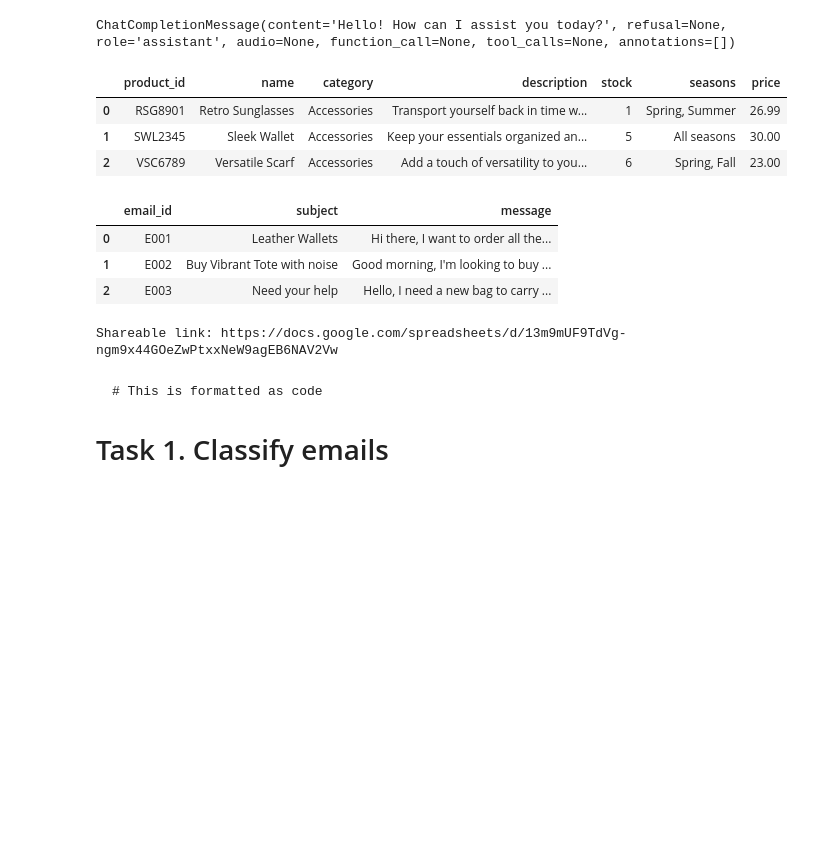
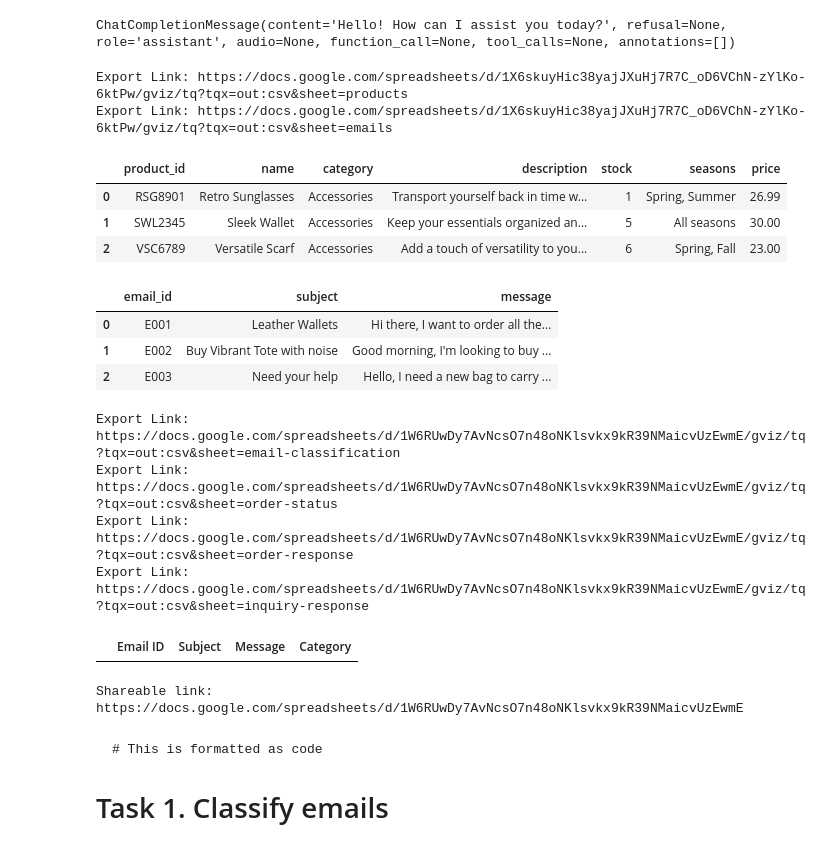
Before and after one commit to himanshu2s/EmployeeRegistration, a Jupyter notebook: Solve_Business_Problems_with_AI.ipynb, the cells around one changed output. Cells and saved outputs as stored; diff of their text form; code cells hidden in the pictures; blank space fills up the shorter version.

```diff
--- a/Solve_Business_Problems_with_AI.ipynb
+++ b/Solve_Business_Problems_with_AI.ipynb
@@ -110,9 +110,11 @@ from IPython.display import display
 
 def read_data_frame(document_id, sheet_name):
     export_link = f"https://docs.google.com/spreadsheets/d/{document_id}/gviz/tq?tqx=out:csv&sheet={sheet_name}"
+    print(f"Export Link: {export_link}")
     return  pd.read_csv(export_link)
 
-document_id = '14fKHsblfqZfWj3iAaM2oA51TlYfQlFT4WKo52fVaQ9U'
+# document_id = '14fKHsblfqZfWj3iAaM2oA51TlYfQlFT4WKo52fVaQ9U'
+document_id = '1X6skuyHic38yajJXuHj7R7C_oD6VChN-zYlKo-6ktPw'
 products_df = read_data_frame(document_id, 'products')
 emails_df = read_data_frame(document_id, 'emails')
 
@@ -120,6 +122,8 @@ emails_df = read_data_frame(document_id, 'emails')
 display(products_df.head(3))
 display(emails_df.head(3))
 # %% [output]
+Export Link: https://docs.google.com/spreadsheets/d/1X6skuyHic38yajJXuHj7R7C_oD6VChN-zYlKo-6ktPw/gviz/tq?tqx=out:csv&sheet=products
+Export Link: https://docs.google.com/spreadsheets/d/1X6skuyHic38yajJXuHj7R7C_oD6VChN-zYlKo-6ktPw/gviz/tq?tqx=out:csv&sheet=emails
 |  | product_id | name | category | description | stock | seasons | price |
 | 0 | RSG8901 | Retro Sunglasses | Accessories | Transport yourself back in time w... | 1 | Spring, Summer | 26.99 |
 | 1 | SWL2345 | Sleek Wallet | Accessories | Keep your essentials organized an... | 5 | All seasons | 30.00 |
@@ -129,54 +133,47 @@ display(emails_df.head(3))
 | 1 | E002 | Buy Vibrant Tote with noise | Good morning, I'm looking to buy ... |
 | 2 | E003 | Need your help | Hello, I need a new bag to carry ... |
 # %%
-# Code example of generating output document
-
 # Creates a new shared Google Worksheet every invocation with the proper structure
-# Note: This code should be executed from the google colab once you are ready, it will not work locally
 from google.colab import auth
 import gspread
 from google.auth import default
 from gspread_dataframe import set_with_dataframe
-
-# IMPORTANT: You need to authenticate the user to be able to create new worksheet
-# Insert the authentication snippet from the official documentation to create a google client:
-# https://colab.research.google.com/notebooks/io.ipynb#scrollTo=qzi9VsEqzI-o
 
 auth.authenticate_user()
 creds, _ = default()
 gc = gspread.authorize(creds)
 
 # This code goes after creating google client
 output_document = gc.create('Solving Business Problems with AI - Output')
 
 # Create 'email-classification' sheet
 email_classification_sheet = output_document.add_worksheet(title="email-classification", rows=50, cols=2)
-email_classification_sheet.update([['email ID', 'category']], 'A1:B1')
-
-# Example of writing the data into the sheet
-# Assuming you have your classification in the email_classification_df DataFrame
-# set_with_dataframe(email_classification_sheet, email_classification_df)
-# Or directly update cells: https://docs.gspread.org/en/latest/user-guide.html#updating-cells
+email_classification_sheet.update([['Email ID', 'Subject', 'Message', 'Category']], 'A1:D1')
 
 # Create 'order-status' sheet
 order_status_sheet = output_document.add_worksheet(title="order-status", rows=50, cols=4)
-order_status_sheet.update([['email ID', 'product ID', 'quantity', 'status']], 'A1:D1')
+order_status_sheet.update([['Email ID', 'Product ID', 'Quantity', 'Status']], 'A1:D1')
 
 # Create 'order-response' sheet
 order_response_sheet = output_document.add_worksheet(title="order-response", rows=50, cols=2)
-order_response_sheet.update([['email ID', 'response']], 'A1:B1')
+order_response_sheet.update([['Email ID', 'Response']], 'A1:B1')
 
 # Create 'inquiry-response' sheet
 inquiry_response_sheet = output_document.add_worksheet(title="inquiry-response", rows=50, cols=2)
-inquiry_response_sheet.update([['email ID', 'response']], 'A1:B1')
+inquiry_response_sheet.update([['Email ID', 'Response']], 'A1:B1')
 
 # Share the spreadsheet publicly
 output_document.share('', perm_type='anyone', role='reader')
 
 # This is the solution output link, paste it into the submission form
 print(f"Shareable link: https://docs.google.com/spreadsheets/d/{output_document.id}")
 # %% [output]
-Shareable link: https://docs.google.com/spreadsheets/d/13m9mUF9TdVg-ngm9x44GOeZwPtxxNeW9agEB6NAV2Vw
+Export Link: https://docs.google.com/spreadsheets/d/1W6RUwDy7AvNcsO7n48oNKlsvkx9kR39NMaicvUzEwmE/gviz/tq?tqx=out:csv&sheet=email-classification
+Export Link: https://docs.google.com/spreadsheets/d/1W6RUwDy7AvNcsO7n48oNKlsvkx9kR39NMaicvUzEwmE/gviz/tq?tqx=out:csv&sheet=order-status
+Export Link: https://docs.google.com/spreadsheets/d/1W6RUwDy7AvNcsO7n48oNKlsvkx9kR39NMaicvUzEwmE/gviz/tq?tqx=out:csv&sheet=order-response
+Export Link: https://docs.google.com/spreadsheets/d/1W6RUwDy7AvNcsO7n48oNKlsvkx9kR39NMaicvUzEwmE/gviz/tq?tqx=out:csv&sheet=inquiry-response
+|  | Email ID | Subject | Message | Category |
+Shareable link: https://docs.google.com/spreadsheets/d/1W6RUwDy7AvNcsO7n48oNKlsvkx9kR39NMaicvUzEwmE
 # %% [markdown]
 
 
```
Also changed, not shown: parts of 7 cells of this notebook.
